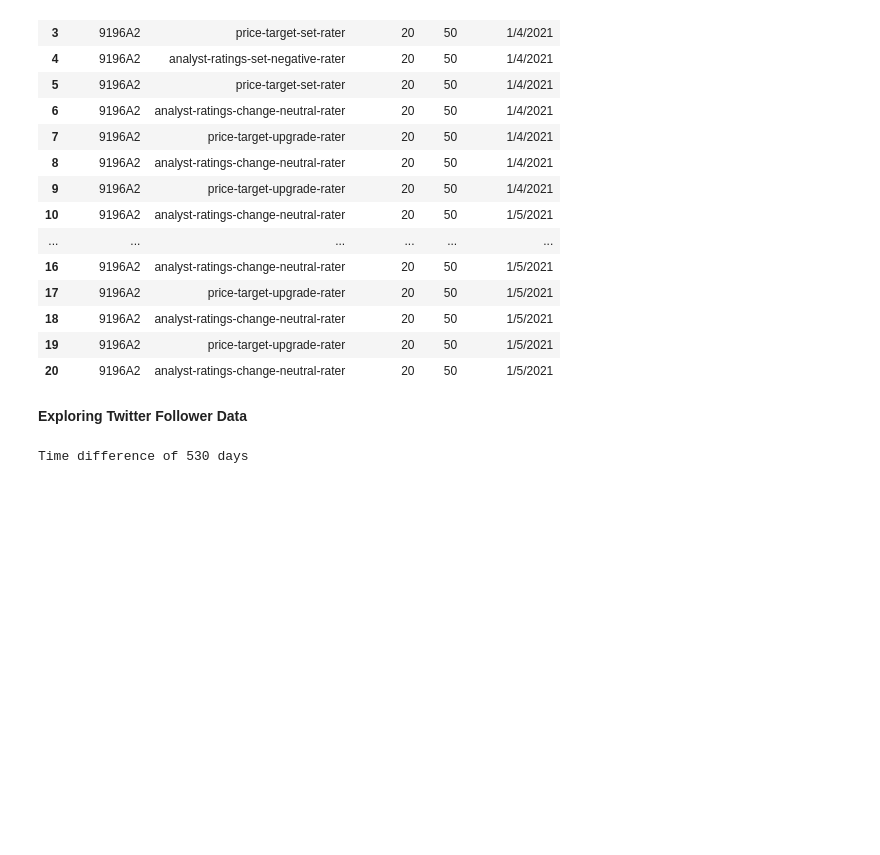
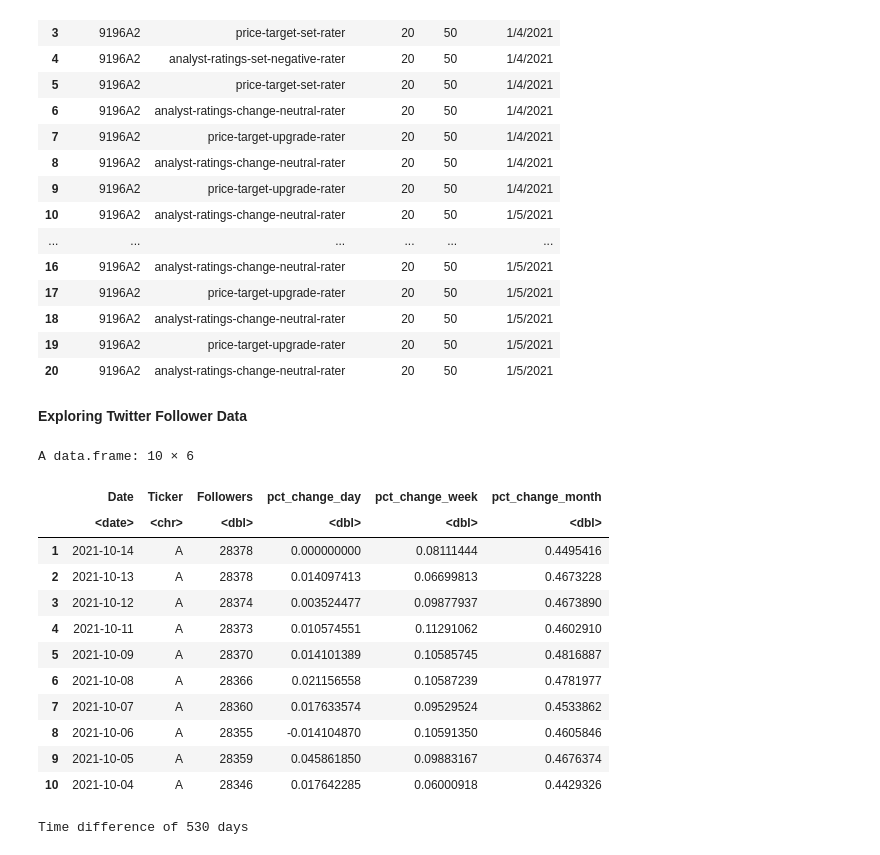
Before and after one commit to limshaocong/analyticsEdge, a Jupyter notebook: Data_Exploration.ipynb, the cells around one changed output. Saved outputs shown, nothing was run; the diff lists cells and outputs as text; code cells hidden in the pictures; blank space fills up the shorter version.

```diff
--- a/Data_Exploration.ipynb
+++ b/Data_Exploration.ipynb
@@ -176,6 +182,22 @@ A data.frame: 20 × 5
 # %%
 twitter.follower = read.csv(twitter.follower.path)
 twitter.follower$Date <- ymd(twitter.follower$Date)
+# %%
+head(twitter.follower, 10)
+# %% [output]
+A data.frame: 10 × 6
+|  | Date | Ticker | Followers | pct_change_day | pct_change_week | pct_change_month |
+|  | <date> | <chr> | <dbl> | <dbl> | <dbl> | <dbl> |
+| 1 | 2021-10-14 | A | 28378 | 0.000000000 | 0.08111444 | 0.4495416 |
+| 2 | 2021-10-13 | A | 28378 | 0.014097413 | 0.06699813 | 0.4673228 |
+| 3 | 2021-10-12 | A | 28374 | 0.003524477 | 0.09877937 | 0.4673890 |
+| 4 | 2021-10-11 | A | 28373 | 0.010574551 | 0.11291062 | 0.4602910 |
+| 5 | 2021-10-09 | A | 28370 | 0.014101389 | 0.10585745 | 0.4816887 |
+| 6 | 2021-10-08 | A | 28366 | 0.021156558 | 0.10587239 | 0.4781977 |
+| 7 | 2021-10-07 | A | 28360 | 0.017633574 | 0.09529524 | 0.4533862 |
+| 8 | 2021-10-06 | A | 28355 | -0.014104870 | 0.10591350 | 0.4605846 |
+| 9 | 2021-10-05 | A | 28359 | 0.045861850 | 0.09883167 | 0.4676374 |
+| 10 | 2021-10-04 | A | 28346 | 0.017642285 | 0.06000918 | 0.4429326 |
 # %%
 first = min(twitter.follower$Date)
 last = max(twitter.follower$Date)
```
Also changed, not shown: parts of 10 cells of this notebook.
